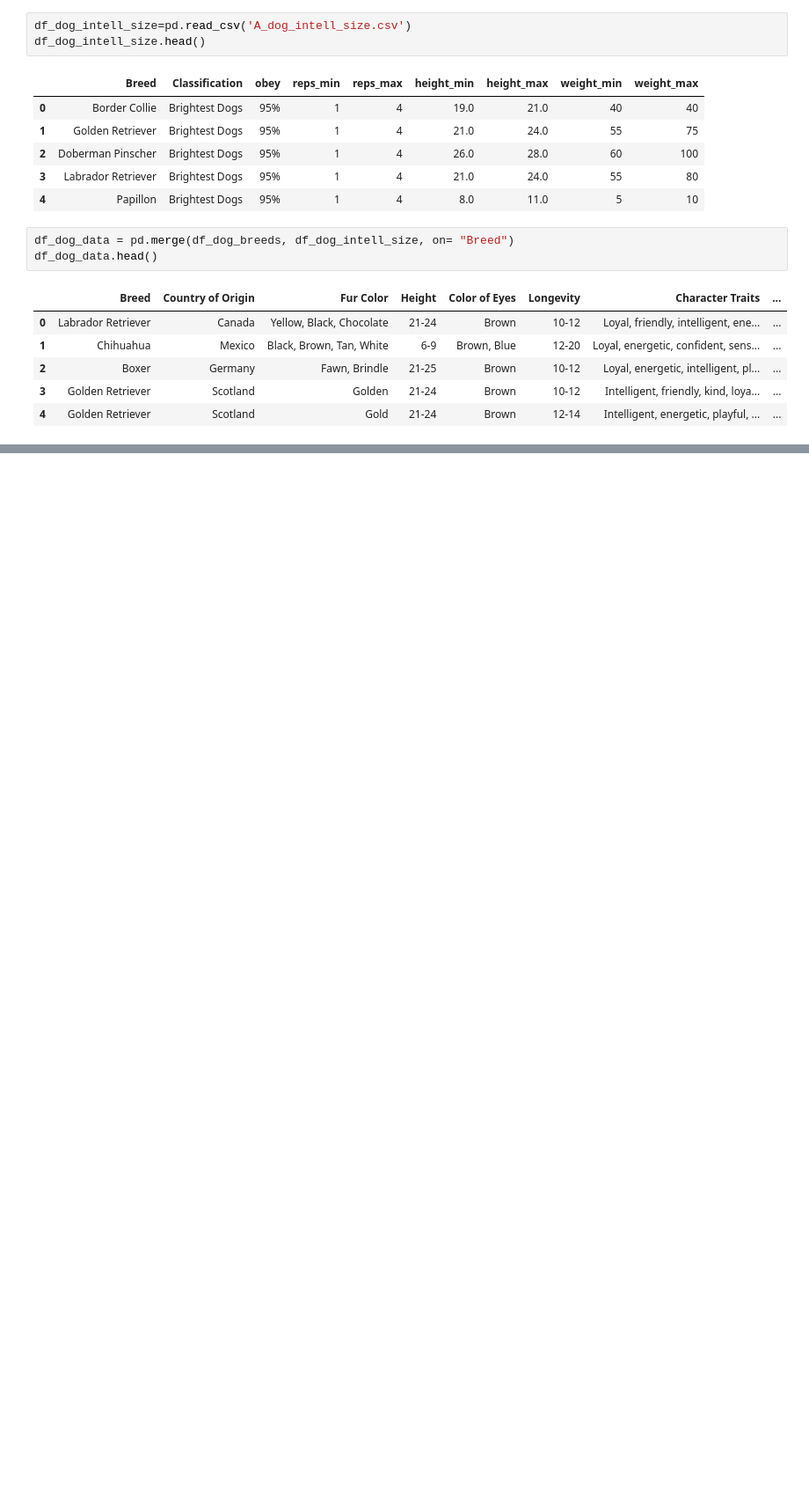
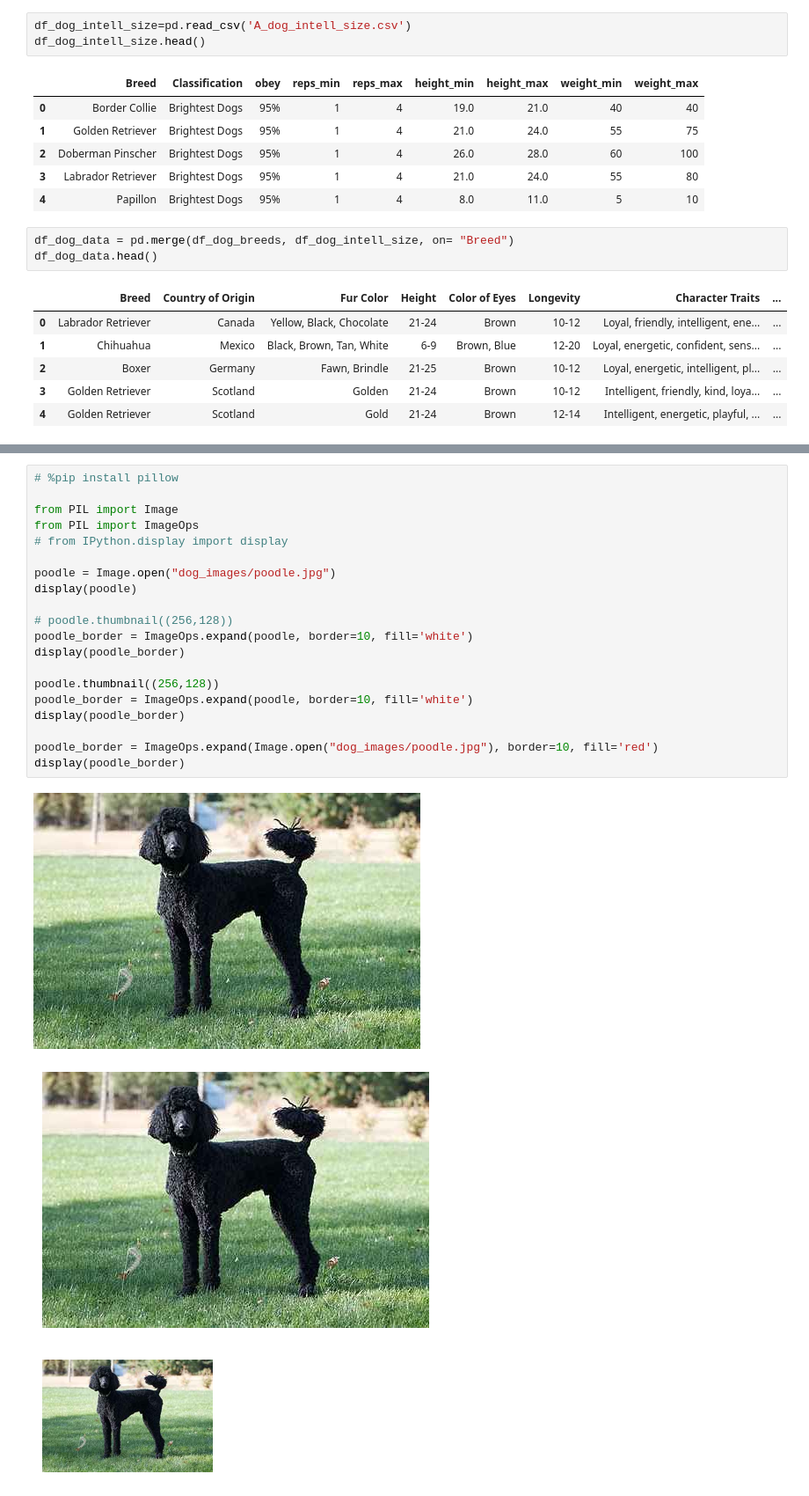
Before and after one commit to fischettijw/Dog_intelligence_vs_Size, a Jupyter notebook: A_dog_breed_intell_size.ipynb, the cells around one changed output, grey strips where cells are left out. Shown at 88% size. Cells and saved outputs as stored; diff of their text form; blank space fills up the shorter version.

```diff
--- a/A_dog_breed_intell_size.ipynb
+++ b/A_dog_breed_intell_size.ipynb
@@ -65,0 +55,24 @@ display(shepherd)
+# %%
+# %pip install pillow
+
+from PIL import Image
+from PIL import ImageOps
+# from IPython.display import display
+
+poodle = Image.open("dog_images/poodle.jpg")
+display(poodle)
+
+# poodle.thumbnail((256,128))
+poodle_border = ImageOps.expand(poodle, border=10, fill='white')
+display(poodle_border)
+
+poodle.thumbnail((256,128))
+poodle_border = ImageOps.expand(poodle, border=10, fill='white')
+display(poodle_border)
+
+poodle_border = ImageOps.expand(Image.open("dog_images/poodle.jpg"), border=10, fill='red')
+display(poodle_border)
+# %% [output]
+[figure, added]
+[figure, added]
+[figure, added]
```
Also changed, not shown: parts of 11 cells of this notebook, 25 other files.
